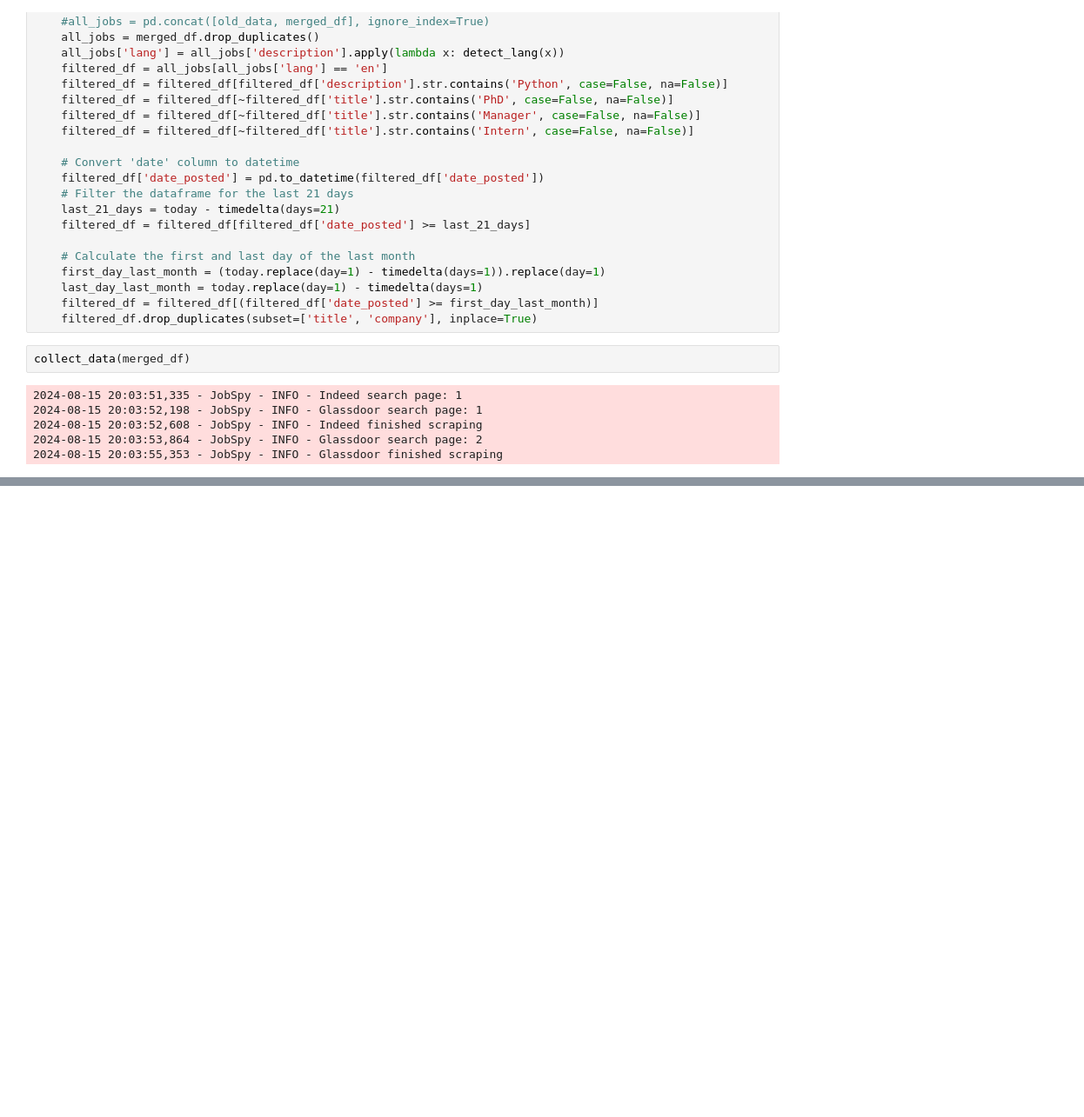
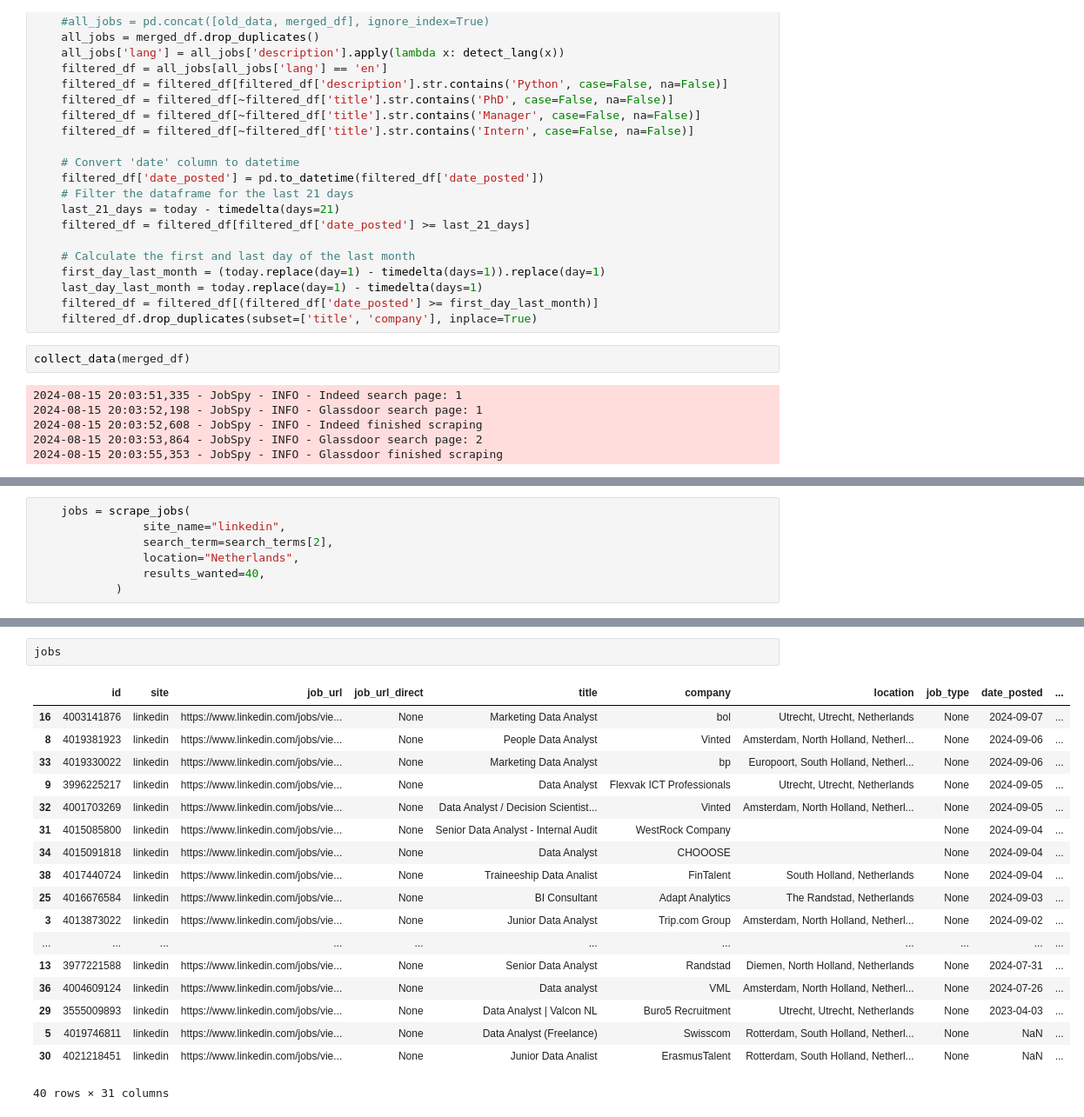
Before and after one commit to mcnakhaee/jobzoeker, a Jupyter notebook: Analysis/analysis.ipynb, the cells around one changed output, grey strips where cells are left out. Shown at 87% size. Cells and saved outputs as stored; diff of their text form; blank space fills up the shorter version.

Commit message:
add linkedin

```diff
--- a/Analysis/analysis.ipynb
+++ b/Analysis/analysis.ipynb
@@ -289,0 +372,7 @@ collect_data(merged_df)
+# %%
+    jobs = scrape_jobs(
+                site_name="linkedin",
+                search_term=search_terms[2],
+                location="Netherlands",
+                results_wanted=40,
+            )
@@ -289,0 +385,21 @@ collect_data(merged_df)
+# %%
+jobs
+# %% [output]
+|  | id | site | job_url | job_url_direct | title | company | location | job_type | date_posted | ... |
+| 16 | 4003141876 | linkedin | https://www.linkedin.com/jobs/vie... | None | Marketing Data Analyst | bol | Utrecht, Utrecht, Netherlands | None | 2024-09-07 | ... |
+| 8 | 4019381923 | linkedin | https://www.linkedin.com/jobs/vie... | None | People Data Analyst | Vinted | Amsterdam, North Holland, Netherl... | None | 2024-09-06 | ... |
+| 33 | 4019330022 | linkedin | https://www.linkedin.com/jobs/vie... | None | Marketing Data Analyst | bp | Europoort, South Holland, Netherl... | None | 2024-09-06 | ... |
+| 9 | 3996225217 | linkedin | https://www.linkedin.com/jobs/vie... | None | Data Analyst | Flexvak ICT Professionals | Utrecht, Utrecht, Netherlands | None | 2024-09-05 | ... |
+| 32 | 4001703269 | linkedin | https://www.linkedin.com/jobs/vie... | None | Data Analyst / Decision Scientist... | Vinted | Amsterdam, North Holland, Netherl... | None | 2024-09-05 | ... |
+| 31 | 4015085800 | linkedin | https://www.linkedin.com/jobs/vie... | None | Senior Data Analyst - Internal Audit | WestRock Company |  | None | 2024-09-04 | ... |
+| 34 | 4015091818 | linkedin | https://www.linkedin.com/jobs/vie... | None | Data Analyst | CHOOOSE |  | None | 2024-09-04 | ... |
+| 38 | 4017440724 | linkedin | https://www.linkedin.com/jobs/vie... | None | Traineeship Data Analist | FinTalent | South Holland, Netherlands | None | 2024-09-04 | ... |
+| 25 | 4016676584 | linkedin | https://www.linkedin.com/jobs/vie... | None | BI Consultant | Adapt Analytics | The Randstad, Netherlands | None | 2024-09-03 | ... |
+| 3 | 4013873022 | linkedin | https://www.linkedin.com/jobs/vie... | None | Junior Data Analyst | Trip.com Group | Amsterdam, North Holland, Netherl... | None | 2024-09-02 | ... |
+| ... | ... | ... | ... | ... | ... | ... | ... | ... | ... | ... |
+| 13 | 3977221588 | linkedin | https://www.linkedin.com/jobs/vie... | None | Senior Data Analyst | Randstad | Diemen, North Holland, Netherlands | None | 2024-07-31 | ... |
+| 36 | 4004609124 | linkedin | https://www.linkedin.com/jobs/vie... | None | Data analyst | VML | Amsterdam, North Holland, Netherl... | None | 2024-07-26 | ... |
+| 29 | 3555009893 | linkedin | https://www.linkedin.com/jobs/vie... | None | Data Analyst | Valcon NL | Buro5 Recruitment | Utrecht, Utrecht, Netherlands | None | 2023-04-03 | ... |
+| 5 | 4019746811 | linkedin | https://www.linkedin.com/jobs/vie... | None | Data Analyst (Freelance) | Swisscom | Rotterdam, South Holland, Netherl... | None | NaN | ... |
+| 30 | 4021218451 | linkedin | https://www.linkedin.com/jobs/vie... | None | Junior Data Analist | ErasmusTalent | Rotterdam, South Holland, Netherl... | None | NaN | ... |
+40 rows × 31 columns
```
Also changed, not shown: parts of 5 cells of this notebook, 2 other files.
